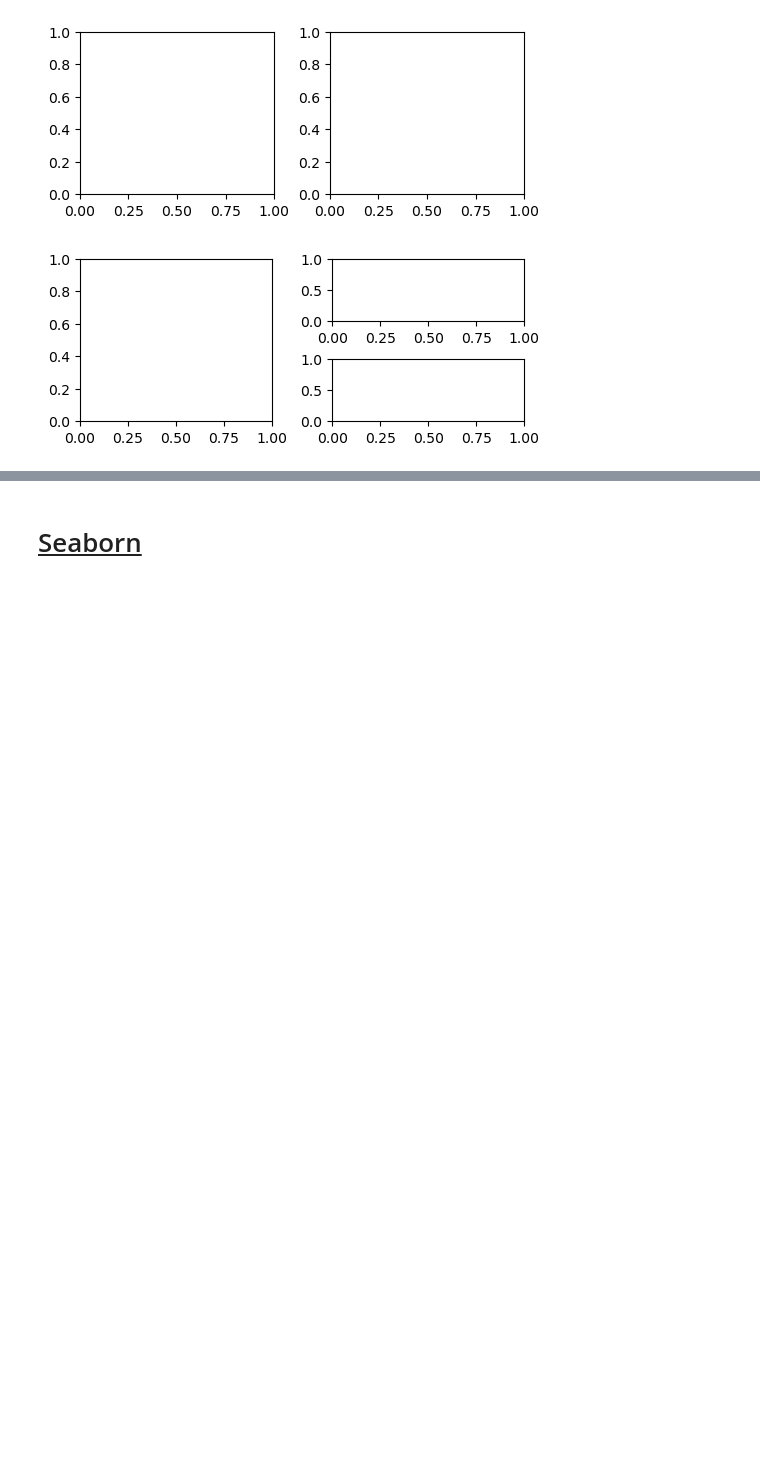
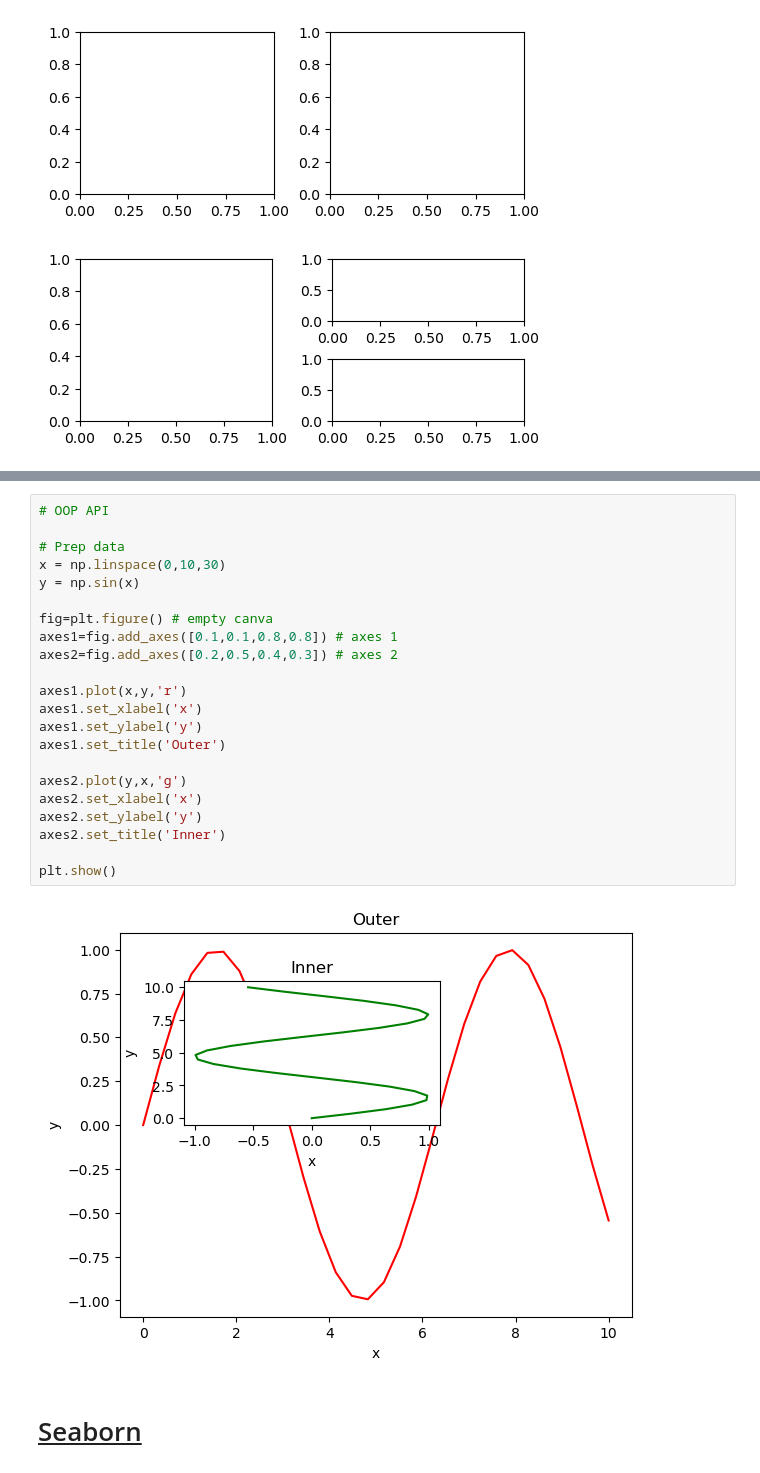
Before and after one commit to jci02/Data-Visualization, a Jupyter notebook: Matplotlib and Seaborn.ipynb, the cells around one changed output, grey strips where cells are left out. Cells and saved outputs as stored; diff of their text form; blank space fills up the shorter version.

```diff
--- a/Matplotlib and Seaborn.ipynb
+++ b/Matplotlib and Seaborn.ipynb
@@ -737,2 +764,26 @@ plt.show()
+# %%
+# OOP API
+
+# Prep data
+x = np.linspace(0,10,30)
+y = np.sin(x)
+
+fig=plt.figure() # empty canva
+axes1=fig.add_axes([0.1,0.1,0.8,0.8]) # axes 1
+axes2=fig.add_axes([0.2,0.5,0.4,0.3]) # axes 2
+
+axes1.plot(x,y,'r')
+axes1.set_xlabel('x')
+axes1.set_ylabel('y')
+axes1.set_title('Outer')
+
+axes2.plot(y,x,'g')
+axes2.set_xlabel('x')
+axes2.set_ylabel('y')
+axes2.set_title('Inner')
+
+plt.show()
+# %% [output]
+[figure, added]
 # %% [markdown]
 # <u>Seaborn</u>
```
Also changed, not shown: parts of 1 cell of this notebook.
